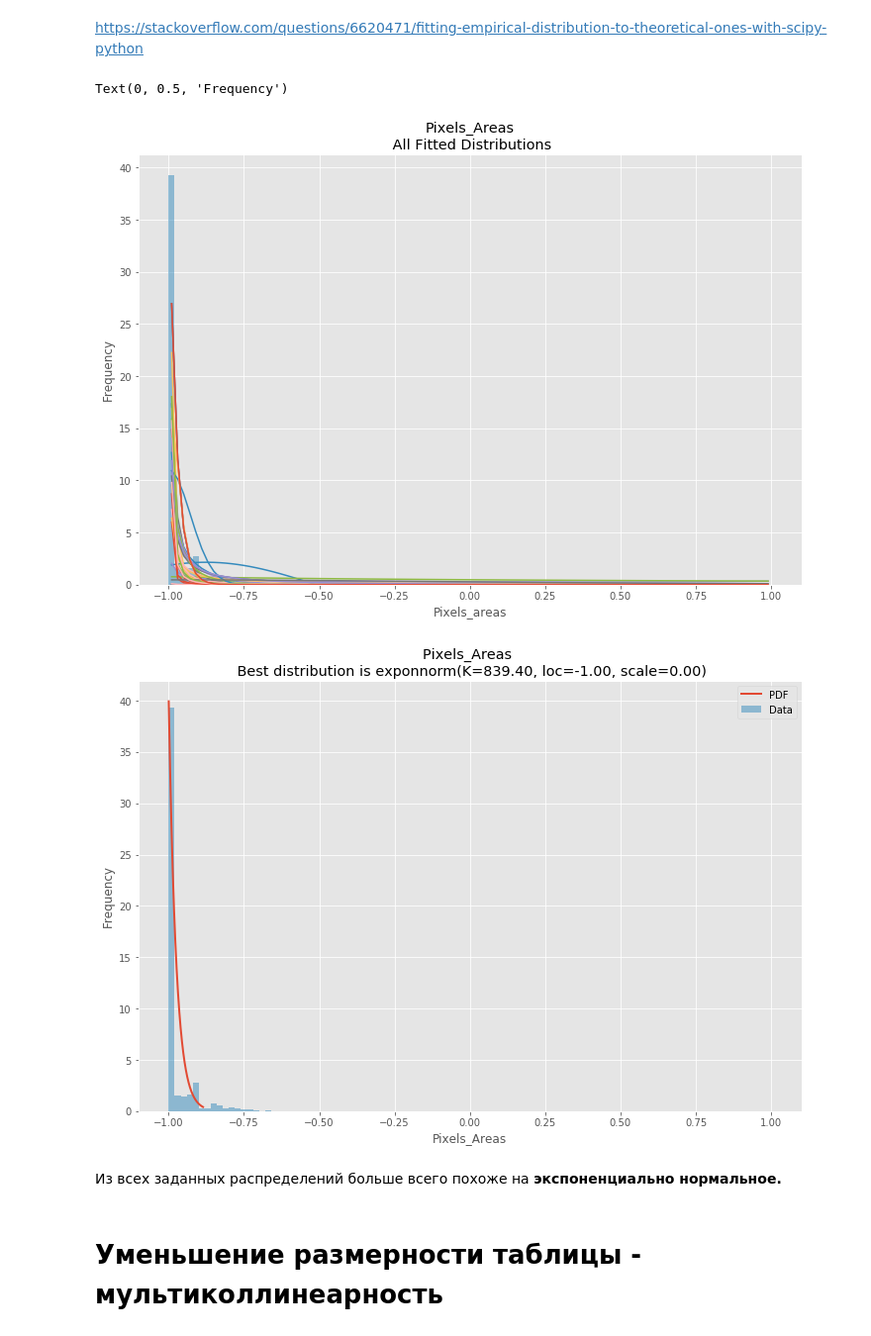
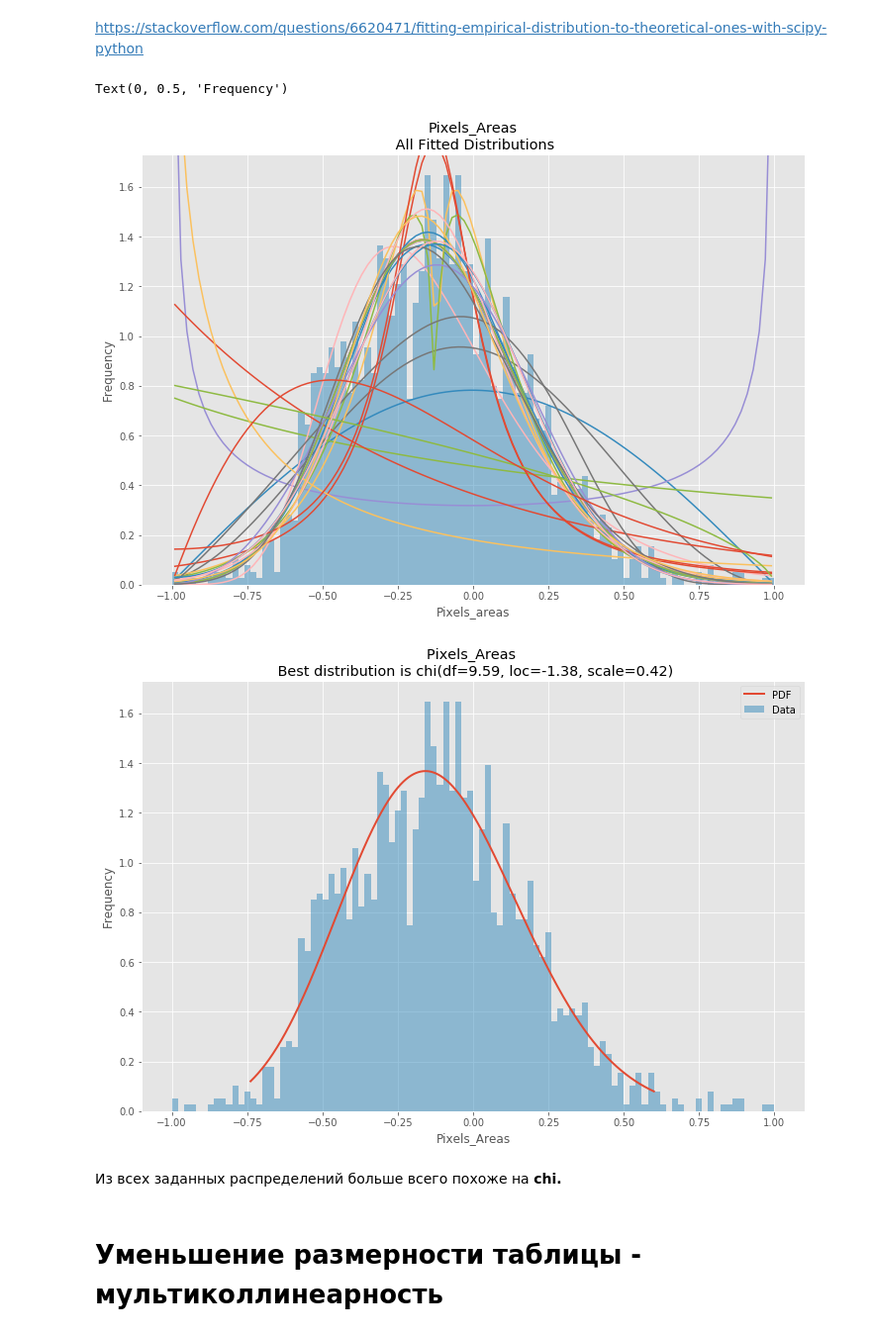
Before and after one commit to yustinaivanova/netology_statistics_february_20, a Jupyter notebook: lecture_4.ipynb, the cells around one changed output. Shown at 99% size. Cells and saved outputs as stored; diff of their text form; code cells hidden in the pictures.

```diff
--- a/lecture_4.ipynb
+++ b/lecture_4.ipynb
@@ -417,7 +426,7 @@ def make_pdf(dist, params, size=10000):
     return pdf
 
 # Load data from statsmodels datasets
-data = df_norm['Pixels_Areas']
+data = df_norm['Empty_Index']
 
 # Plot for comparison
 plt.figure(figsize=(12,8))
@@ -426,37 +435,37 @@ ax = data.plot(kind='hist', bins=param_bins, normed=True, alpha=0.5, color=list(
 # Save plot limits
 dataYLim = ax.get_ylim()
 
 # Find best fit distribution
 best_fit_name, best_fit_params = best_fit_distribution(data, param_bins, ax)
 best_dist = getattr(st, best_fit_name)
 
 # Update plots
 ax.set_ylim(dataYLim)
 ax.set_title(u'Pixels_Areas\n All Fitted Distributions')
 ax.set_xlabel(u'Pixels_areas')
 ax.set_ylabel('Frequency')
 
 # Make PDF with best params
 pdf = make_pdf(best_dist, best_fit_params)
 
 # Display
 plt.figure(figsize=(12,8))
 ax = pdf.plot(lw=2, label='PDF', legend=True)
 data.plot(kind='hist', bins=param_bins, normed=True, alpha=0.5, label='Data', legend=True, ax=ax)
 
 param_names = (best_dist.shapes + ', loc, scale').split(', ') if best_dist.shapes else ['loc', 'scale']
 param_str = ', '.join(['{}={:0.2f}'.format(k,v) for k,v in zip(param_names, best_fit_params)])
 dist_str = '{}({})'.format(best_fit_name, param_str)
 
 ax.set_title(u'Pixels_Areas \n Best distribution is ' + dist_str)
 ax.set_xlabel(u'Pixels_Areas')
 ax.set_ylabel('Frequency')
 # %% [output]
 Text(0, 0.5, 'Frequency')
-[figure, old version]
+[figure, new version]
-[figure, old version]
+[figure, new version]
 # %% [markdown]
-Из всех заданных распределений больше всего похоже на **экспоненциально нормальное.**
+Из всех заданных распределений больше всего похоже на **chi.**
 # %% [markdown]
 # Уменьшение размерности таблицы - мультиколлинеарность
 # %% [markdown]
```
Also changed, not shown: parts of 5 cells of this notebook, 1 other file.
